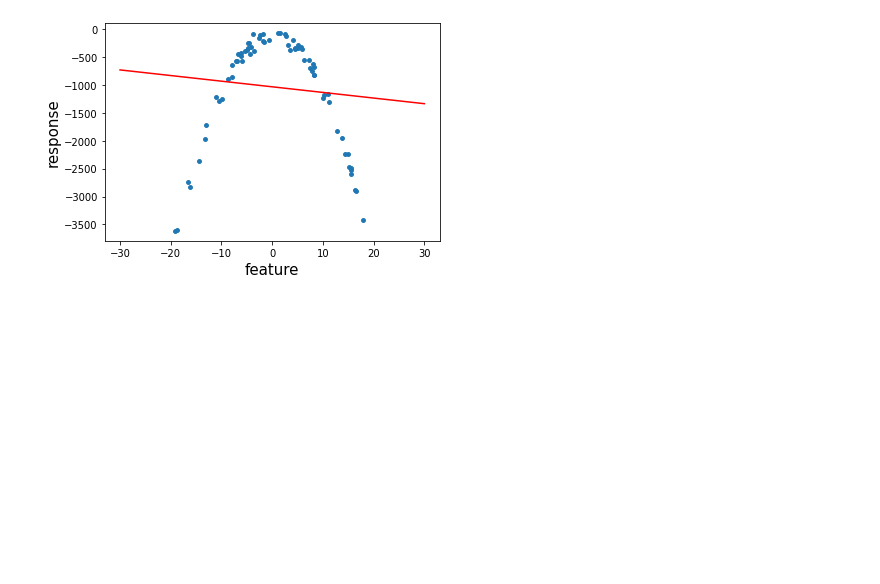
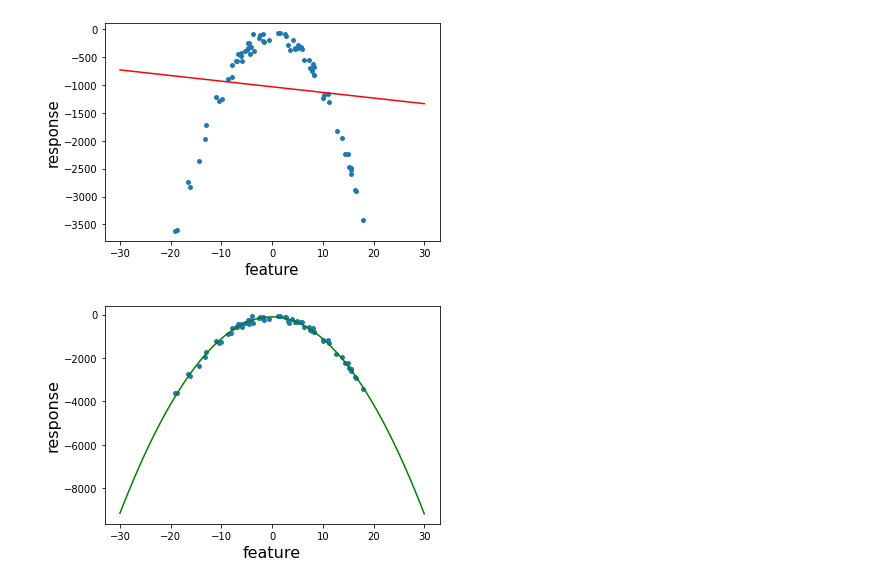
Before and after one commit to daynoh/ML-from-scratch-, a Jupyter notebook: creating a data transformation pipeline.ipynb, the cells around one changed output. Saved outputs shown, nothing was run; the diff lists cells and outputs as text; code cells hidden in the pictures; blank space fills up the shorter version.

```diff
--- a/creating a data transformation pipeline.ipynb
+++ b/creating a data transformation pipeline.ipynb
@@ -57,0 +56,36 @@ plt.show()
+# %%
+#### Using polynomial regression
+
+from sklearn.preprocessing import PolynomialFeatures
+
+# creating pipeline
+
+from sklearn.pipeline import Pipeline
+
+
+# creating pipeline and fitting it on data
+
+pipe = Pipeline([('transformer', PolynomialFeatures(degree = 2)),
+                ('estimator', LinearRegression())])
+
+pipe.fit(X_train.reshape(-1,1), y_train.reshape(-1,1))
+
+#predicctions
+
+poly_predict = pipe.predict(X_test.reshape(-1,1))
+
+# plotting predictions
+
+plt.figure(figsize = (6,4))
+
+plt.scatter(X_train, y_train, s= 15)
+
+plt.plot(X_test, poly_predict,color = 'g')
+
+plt.xlabel('feature', fontsize = 16)
+
+plt.ylabel('response', fontsize = 16)
+
+plt.show()
+# %% [output]
+[figure, added]
```
Also changed, not shown: parts of 1 cell of this notebook.
